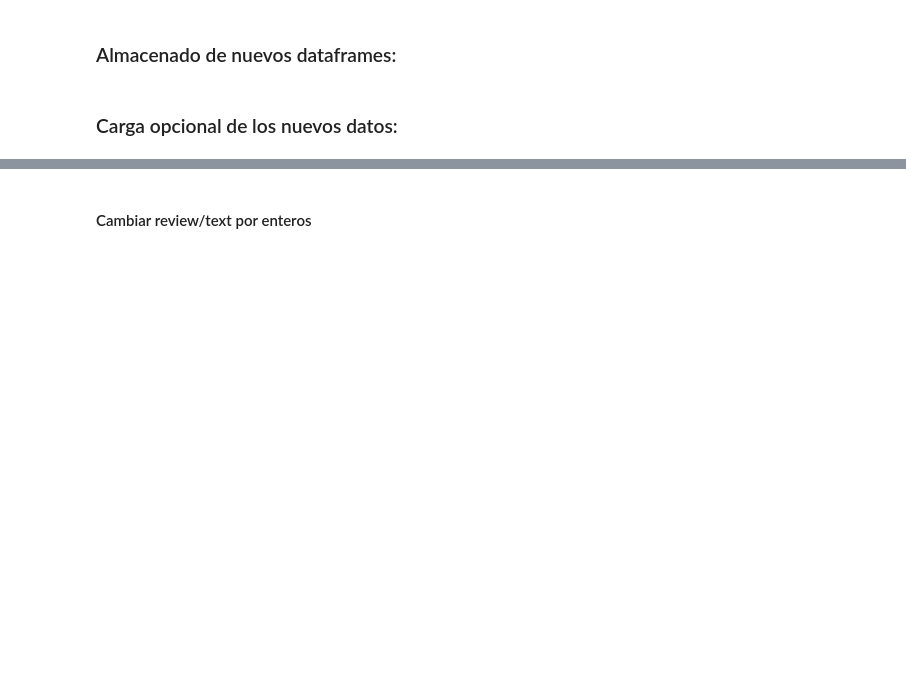
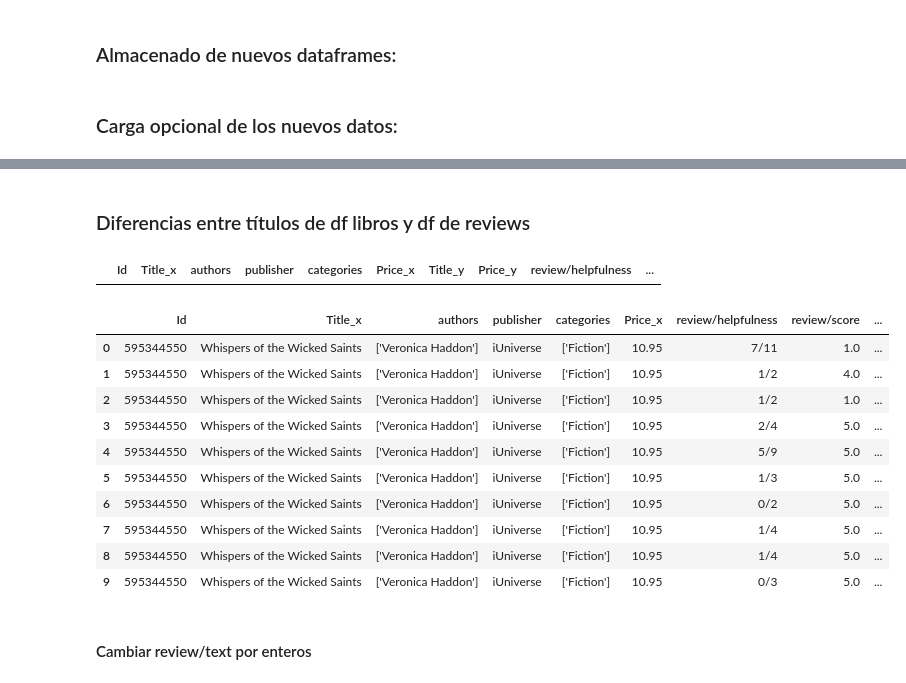
Before and after one commit to EmmaGalizio/Data-Science-Ammazon-Books-Reviews, a Jupyter notebook: TPI.ipynb, the cells around one changed output, grey strips where cells are left out. Saved outputs shown, nothing was run; the diff lists cells and outputs as text; code cells hidden in the pictures; blank space fills up the shorter version.

```diff
--- a/TPI.ipynb
+++ b/TPI.ipynb
@@ -701,0 +724,3 @@ df_reviews = pd.read_csv('data/2_reviews.csv')
+# %%
+df = df_books.merge(df_reviews, how='inner', on='Id')
+df.count()
@@ -702,3 +740,26 @@ df_reviews = pd.read_csv('data/2_reviews.csv')
+# %% [markdown]
+### Diferencias entre títulos de df libros y df de reviews
+# %%
+df[df['Title_x']!= df['Title_y']]
+#Se pueden unificar
+#El precio se debe dejar el de los libros (Price_x)
+# %% [output]
+|  | Id | Title_x | authors | publisher | categories | Price_x | Title_y | Price_y | review/helpfulness | ... |
+# %%
+df = df.drop(columns=['Title_y', 'Price_y'])
+df.head(10)
+# %% [output]
+|  | Id | Title_x | authors | publisher | categories | Price_x | review/helpfulness | review/score | ... |
+| 0 | 595344550 | Whispers of the Wicked Saints | ['Veronica Haddon'] | iUniverse | ['Fiction'] | 10.95 | 7/11 | 1.0 | ... |
+| 1 | 595344550 | Whispers of the Wicked Saints | ['Veronica Haddon'] | iUniverse | ['Fiction'] | 10.95 | 1/2 | 4.0 | ... |
+| 2 | 595344550 | Whispers of the Wicked Saints | ['Veronica Haddon'] | iUniverse | ['Fiction'] | 10.95 | 1/2 | 1.0 | ... |
+| 3 | 595344550 | Whispers of the Wicked Saints | ['Veronica Haddon'] | iUniverse | ['Fiction'] | 10.95 | 2/4 | 5.0 | ... |
+| 4 | 595344550 | Whispers of the Wicked Saints | ['Veronica Haddon'] | iUniverse | ['Fiction'] | 10.95 | 5/9 | 5.0 | ... |
+| 5 | 595344550 | Whispers of the Wicked Saints | ['Veronica Haddon'] | iUniverse | ['Fiction'] | 10.95 | 1/3 | 5.0 | ... |
+| 6 | 595344550 | Whispers of the Wicked Saints | ['Veronica Haddon'] | iUniverse | ['Fiction'] | 10.95 | 0/2 | 5.0 | ... |
+| 7 | 595344550 | Whispers of the Wicked Saints | ['Veronica Haddon'] | iUniverse | ['Fiction'] | 10.95 | 1/4 | 5.0 | ... |
+| 8 | 595344550 | Whispers of the Wicked Saints | ['Veronica Haddon'] | iUniverse | ['Fiction'] | 10.95 | 1/4 | 5.0 | ... |
+| 9 | 595344550 | Whispers of the Wicked Saints | ['Veronica Haddon'] | iUniverse | ['Fiction'] | 10.95 | 0/3 | 5.0 | ... |
 # %% [markdown]
 #### Cambiar review/text por enteros
 # %%
```
Also changed, not shown: parts of 4 cells of this notebook.
